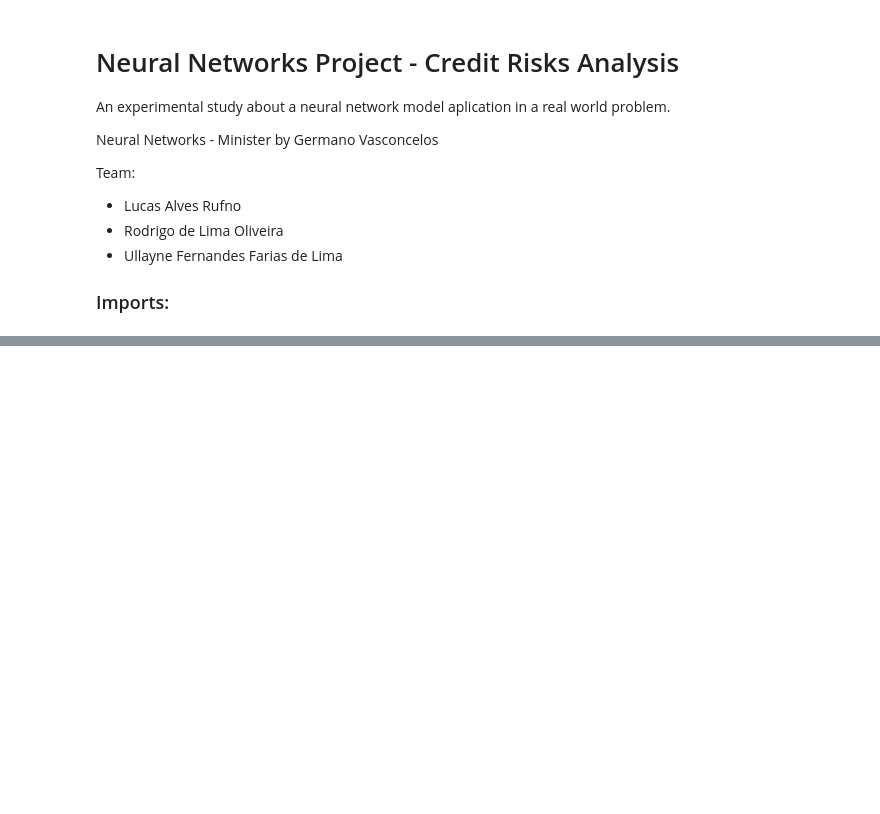
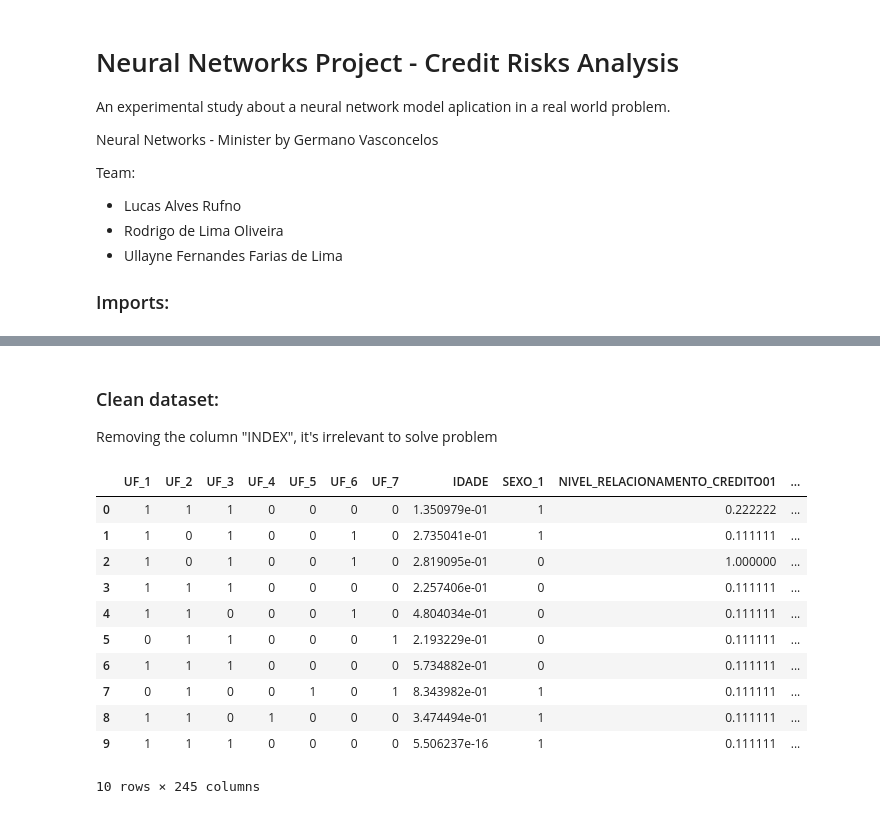
Before and after one commit to Lucas-Rufino/Neural-Networks-Project, a Jupyter notebook: preprocess.ipynb, the cells around one changed output, grey strips where cells are left out. Cells and saved outputs as stored; diff of their text form; code cells hidden in the pictures; blank space fills up the shorter version.

```diff
--- a/preprocess.ipynb
+++ b/preprocess.ipynb
@@ -42,0 +36,19 @@ MemoryError:
+# %% [markdown]
+### Clean dataset:
+Removing the column "INDEX", it's irrelevant to solve problem
+# %%
+ds = ds.drop('INDEX', axis=1)
+ds[:10]
+# %% [output]
+|  | UF_1 | UF_2 | UF_3 | UF_4 | UF_5 | UF_6 | UF_7 | IDADE | SEXO_1 | NIVEL_RELACIONAMENTO_CREDITO01 | ... |
+| 0 | 1 | 1 | 1 | 0 | 0 | 0 | 0 | 1.350979e-01 | 1 | 0.222222 | ... |
+| 1 | 1 | 0 | 1 | 0 | 0 | 1 | 0 | 2.735041e-01 | 1 | 0.111111 | ... |
+| 2 | 1 | 0 | 1 | 0 | 0 | 1 | 0 | 2.819095e-01 | 0 | 1.000000 | ... |
+| 3 | 1 | 1 | 1 | 0 | 0 | 0 | 0 | 2.257406e-01 | 0 | 0.111111 | ... |
+| 4 | 1 | 1 | 0 | 0 | 0 | 1 | 0 | 4.804034e-01 | 0 | 0.111111 | ... |
+| 5 | 0 | 1 | 1 | 0 | 0 | 0 | 1 | 2.193229e-01 | 0 | 0.111111 | ... |
+| 6 | 1 | 1 | 1 | 0 | 0 | 0 | 0 | 5.734882e-01 | 0 | 0.111111 | ... |
+| 7 | 0 | 1 | 0 | 0 | 1 | 0 | 1 | 8.343982e-01 | 1 | 0.111111 | ... |
+| 8 | 1 | 1 | 0 | 1 | 0 | 0 | 0 | 3.474494e-01 | 1 | 0.111111 | ... |
+| 9 | 1 | 1 | 1 | 0 | 0 | 0 | 0 | 5.506237e-16 | 1 | 0.111111 | ... |
+10 rows × 245 columns
```
Also changed, not shown: parts of 7 cells of this notebook.
